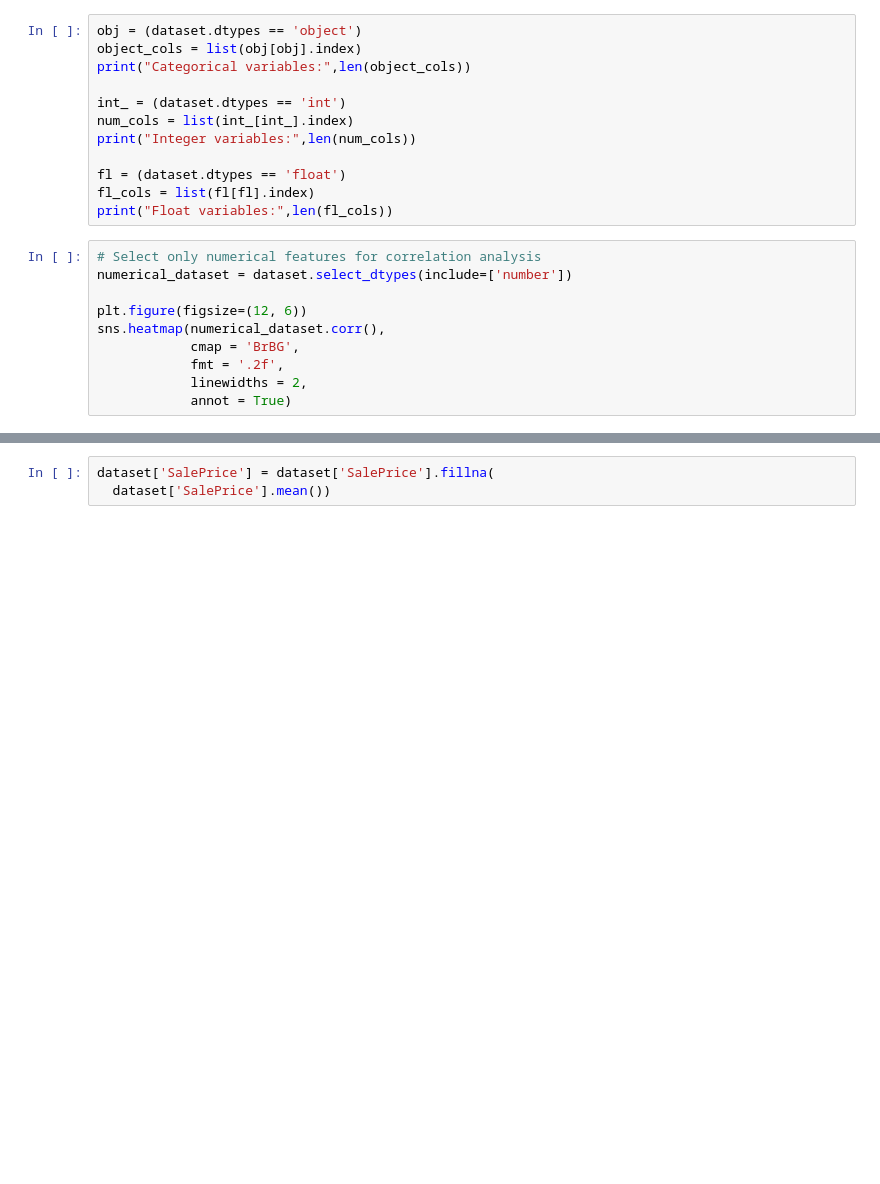
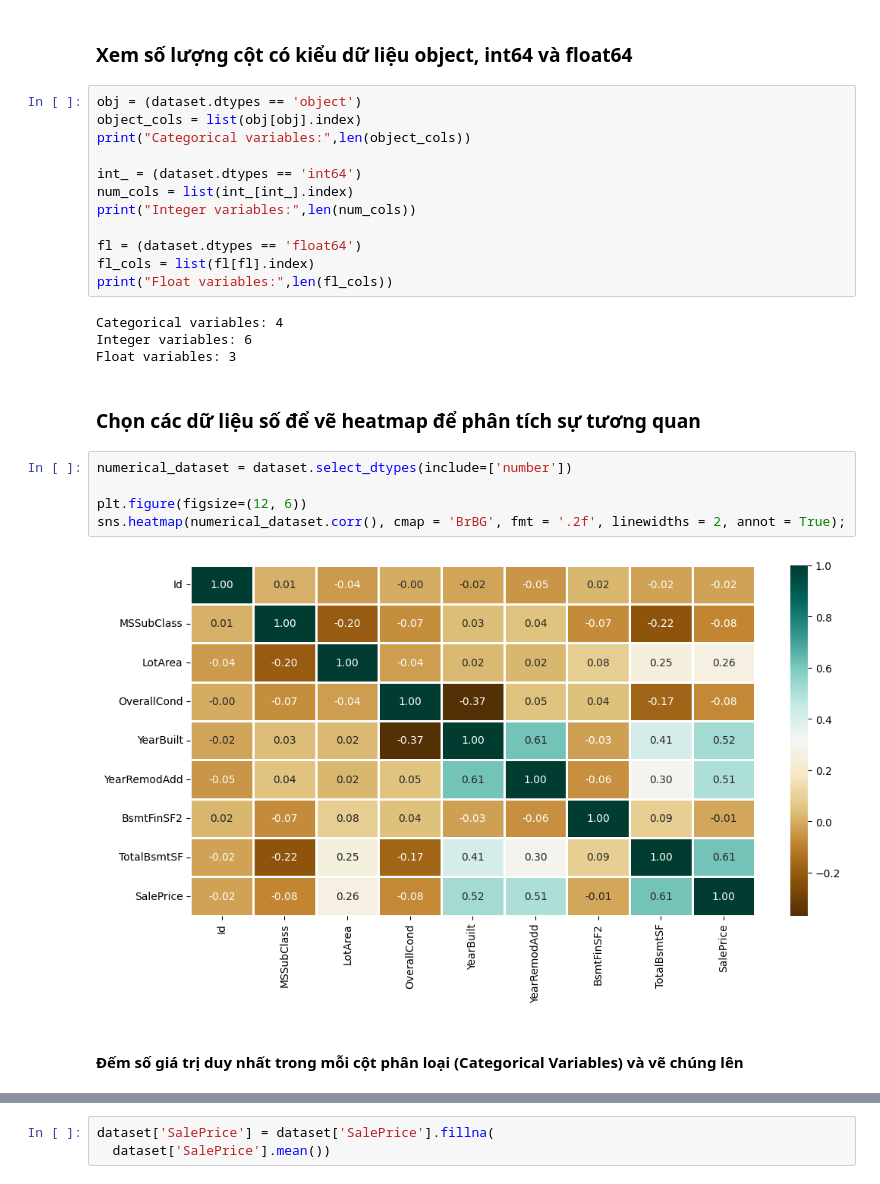
Before and after one commit to TranDaoBaThanh/Du_doan_gia_nha_python, a Jupyter notebook: main.ipynb, the cells around one changed output, grey strips where cells are left out. Drawn from its saved outputs; the diff is of its cells as text; blank space fills up the shorter version.

```diff
--- a/main.ipynb
+++ b/main.ipynb
@@ -12,25 +24,32 @@ dataset.shape
+# %% [markdown]
+### Xem số lượng cột có kiểu dữ liệu object, int64 và float64
 # %%
 obj = (dataset.dtypes == 'object')
 object_cols = list(obj[obj].index)
 print("Categorical variables:",len(object_cols))
 
-int_ = (dataset.dtypes == 'int')
+int_ = (dataset.dtypes == 'int64')
 num_cols = list(int_[int_].index)
 print("Integer variables:",len(num_cols))
 
-fl = (dataset.dtypes == 'float')
+fl = (dataset.dtypes == 'float64')
 fl_cols = list(fl[fl].index)
 print("Float variables:",len(fl_cols))
+# %% [output]
+Categorical variables: 4
+Integer variables: 6
+Float variables: 3
+# %% [markdown]
+### Chọn các dữ liệu số để vẽ heatmap để phân tích sự tương quan
 # %%
-# Select only numerical features for correlation analysis
 numerical_dataset = dataset.select_dtypes(include=['number'])
 
 plt.figure(figsize=(12, 6))
-sns.heatmap(numerical_dataset.corr(),
-            cmap = 'BrBG',
-            fmt = '.2f',
-            linewidths = 2,
-            annot = True)
+sns.heatmap(numerical_dataset.corr(), cmap = 'BrBG', fmt = '.2f', linewidths = 2, annot = True);
+# %% [output]
+[figure, added]
+# %% [markdown]
+#### Đếm số giá trị duy nhất trong mỗi cột phân loại (Categorical Variables) và vẽ chúng lên
 # %%
 unique_values = []
 for col in object_cols:
```
Also changed, not shown: parts of 24 cells of this notebook.
